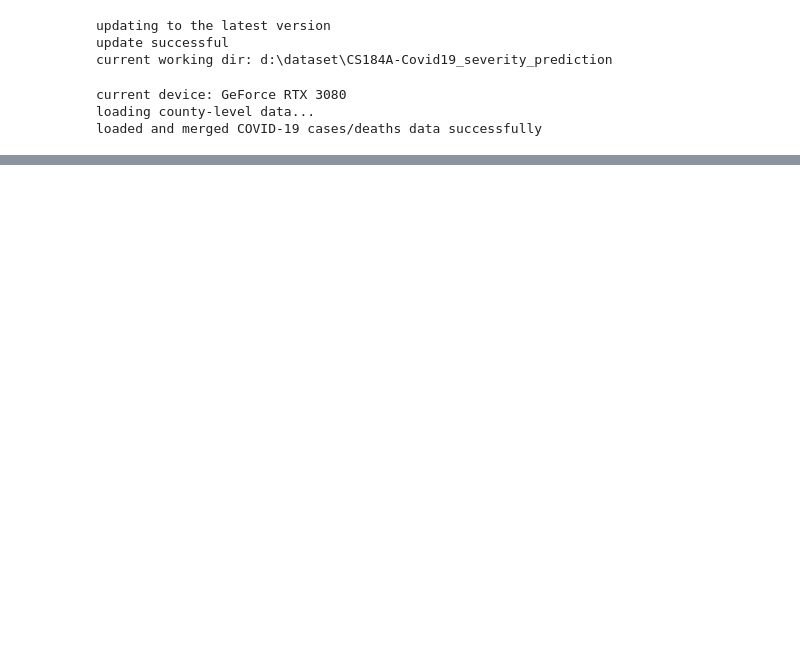
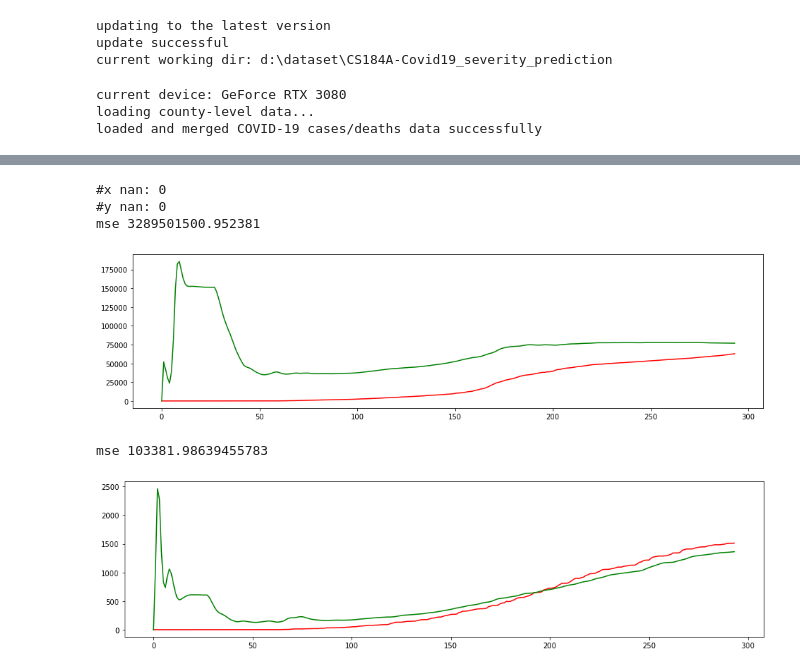
Before and after one commit to APM150/Covid19_severity_prediction, a Jupyter notebook: main.ipynb, the cells around one changed output, grey strips where cells are left out. Drawn from its saved outputs; the diff is of its cells as text; code cells hidden in the pictures; blank space fills up the shorter version.

```diff
--- a/main.ipynb
+++ b/main.ipynb
@@ -121,0 +328,9 @@ Before training: tensor([[-1.5259e+04,  6.6340e+01],
+# %%
+plotPrediction(orange)
+# %% [output]
+#x nan: 0
+#y nan: 0
+mse 3289501500.952381
+[figure, added]
+mse 103381.98639455783
+[figure, added]
```
Also changed, not shown: parts of 24 cells of this notebook, 17 other files.
